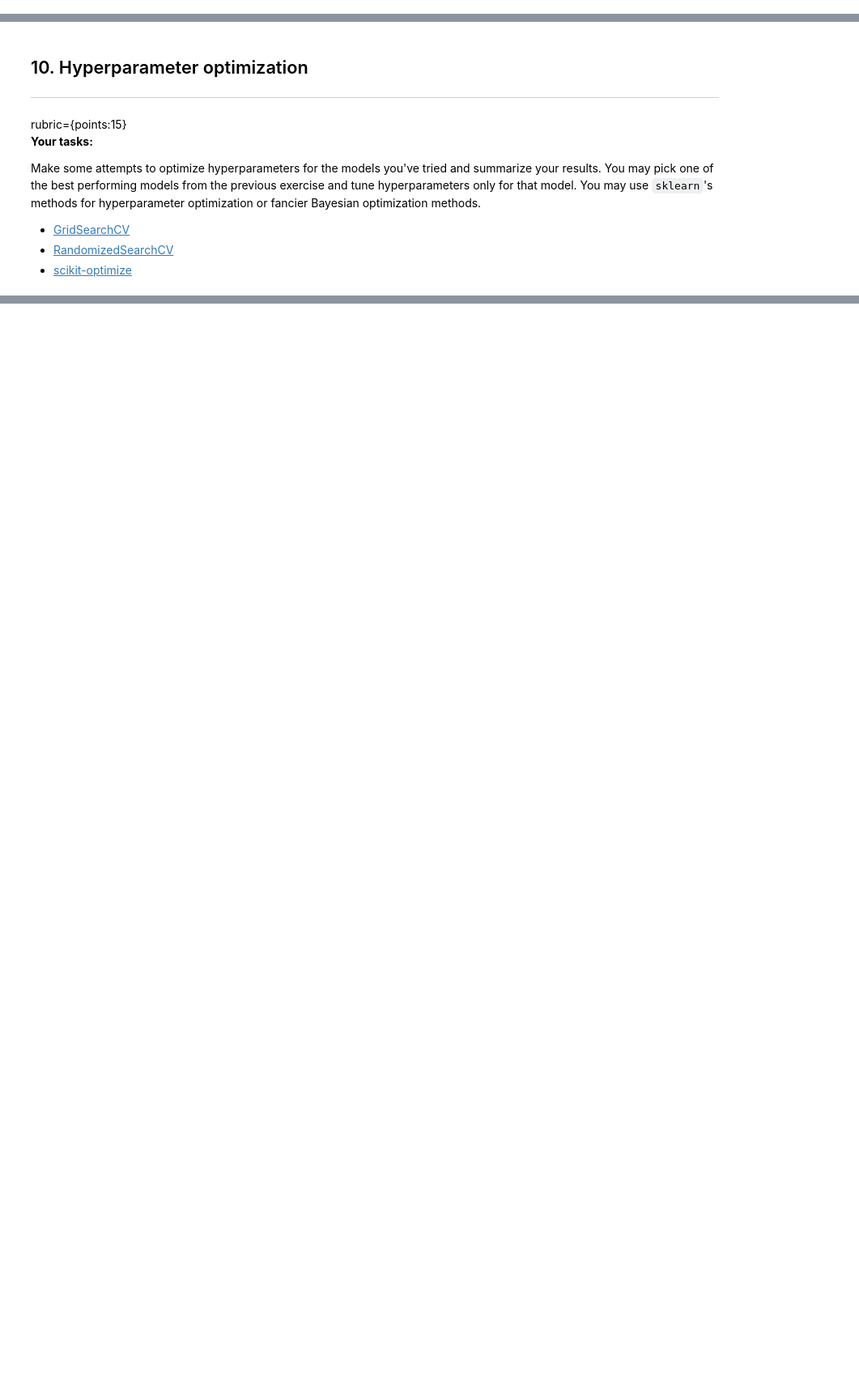
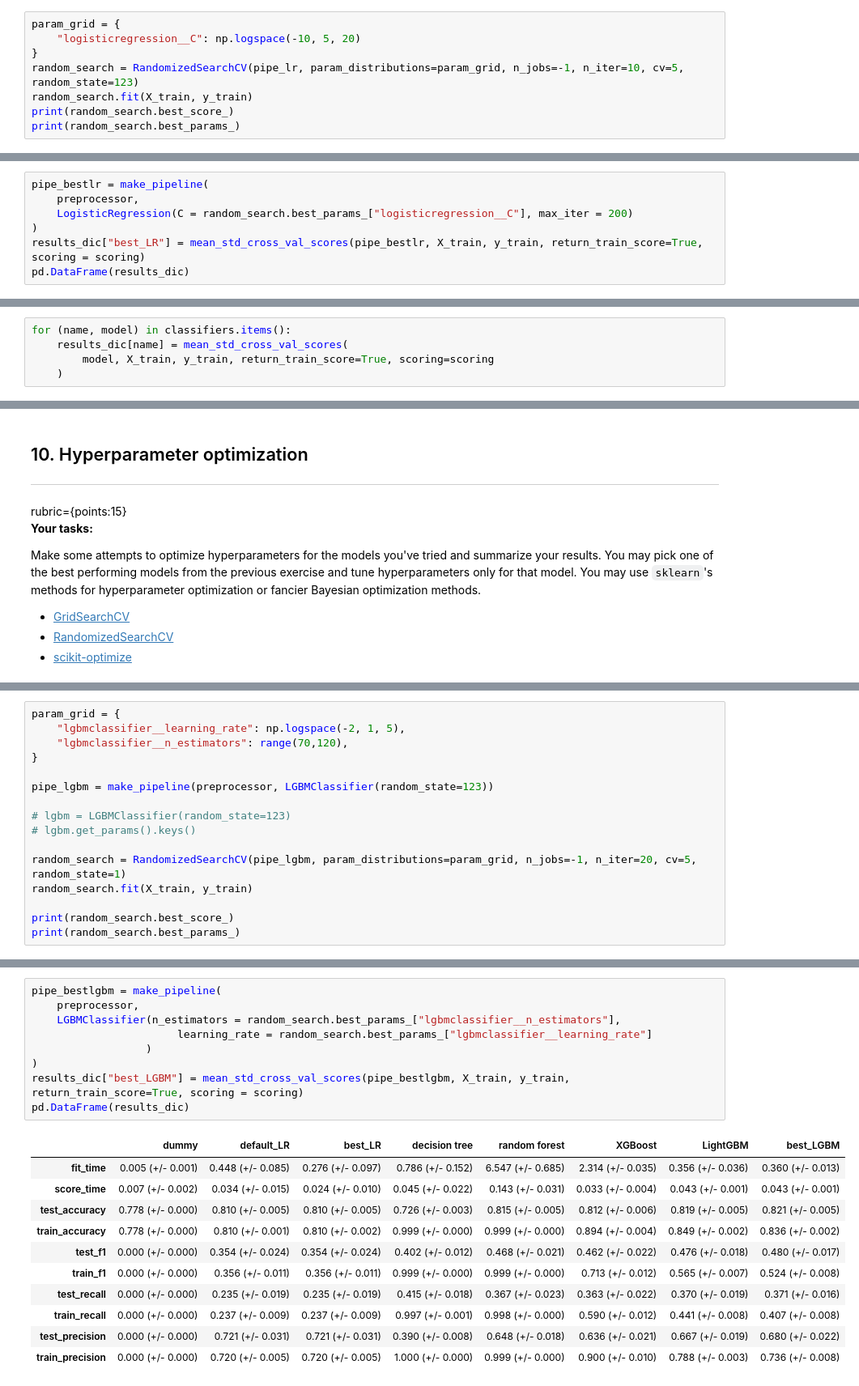
Before and after one commit to Canaut/cpsc330, a Jupyter notebook: hw/hw6/hw6.ipynb, the cells around one changed output, grey strips where cells are left out. Shown: that part at 81% size. Cells and saved outputs as stored; diff of their text form; blank space fills up the shorter version.

```diff
--- a/hw/hw6/hw6.ipynb
+++ b/hw/hw6/hw6.ipynb
@@ -183,2 +383,10 @@ rubric={points:12}
 # %% [markdown]
 <br><br>
+# %%
+param_grid = {
+    "logisticregression__C": np.logspace(-10, 5, 20)
+}
+random_search = RandomizedSearchCV(pipe_lr, param_distributions=param_grid, n_jobs=-1, n_iter=10, cv=5, random_state=123)
+random_search.fit(X_train, y_train)
+print(random_search.best_score_)
+print(random_search.best_params_)
@@ -184,0 +396,7 @@ rubric={points:12}
+# %%
+pipe_bestlr = make_pipeline(
+    preprocessor,
+    LogisticRegression(C = random_search.best_params_["logisticregression__C"], max_iter = 200)
+)
+results_dic["best_LR"] = mean_std_cross_val_scores(pipe_bestlr, X_train, y_train, return_train_score=True, scoring = scoring)
+pd.DataFrame(results_dic)
@@ -192,0 +449,5 @@ rubric={points:15}
+# %%
+for (name, model) in classifiers.items():
+    results_dic[name] = mean_std_cross_val_scores(
+        model, X_train, y_train, return_train_score=True, scoring=scoring
+    )
@@ -215,0 +495,16 @@ Make some attempts to optimize hyperparameters for the models you've tried and s
+# %%
+param_grid = {
+    "lgbmclassifier__learning_rate": np.logspace(-2, 1, 5),
+    "lgbmclassifier__n_estimators": range(70,120),
+}
+
+pipe_lgbm = make_pipeline(preprocessor, LGBMClassifier(random_state=123))
+
+# lgbm = LGBMClassifier(random_state=123)
+# lgbm.get_params().keys()
+
+random_search = RandomizedSearchCV(pipe_lgbm, param_distributions=param_grid, n_jobs=-1, n_iter=20, cv=5, random_state=1)
+random_search.fit(X_train, y_train)
+
+print(random_search.best_score_)
+print(random_search.best_params_)
@@ -216,3 +514,24 @@ Make some attempts to optimize hyperparameters for the models you've tried and s
+# %%
+pipe_bestlgbm = make_pipeline(
+    preprocessor,
+    LGBMClassifier(n_estimators = random_search.best_params_["lgbmclassifier__n_estimators"],
+                       learning_rate = random_search.best_params_["lgbmclassifier__learning_rate"]
+                  )
+)
+results_dic["best_LGBM"] = mean_std_cross_val_scores(pipe_bestlgbm, X_train, y_train, return_train_score=True, scoring = scoring)
+pd.DataFrame(results_dic)
+# %% [output]
+|  | dummy | default_LR | best_LR | decision tree | random forest | XGBoost | LightGBM | best_LGBM |
+| fit_time | 0.005 (+/- 0.001) | 0.448 (+/- 0.085) | 0.276 (+/- 0.097) | 0.786 (+/- 0.152) | 6.547 (+/- 0.685) | 2.314 (+/- 0.035) | 0.356 (+/- 0.036) | 0.360 (+/- 0.013) |
+| score_time | 0.007 (+/- 0.002) | 0.034 (+/- 0.015) | 0.024 (+/- 0.010) | 0.045 (+/- 0.022) | 0.143 (+/- 0.031) | 0.033 (+/- 0.004) | 0.043 (+/- 0.001) | 0.043 (+/- 0.001) |
+| test_accuracy | 0.778 (+/- 0.000) | 0.810 (+/- 0.005) | 0.810 (+/- 0.005) | 0.726 (+/- 0.003) | 0.815 (+/- 0.005) | 0.812 (+/- 0.006) | 0.819 (+/- 0.005) | 0.821 (+/- 0.005) |
+| train_accuracy | 0.778 (+/- 0.000) | 0.810 (+/- 0.001) | 0.810 (+/- 0.002) | 0.999 (+/- 0.000) | 0.999 (+/- 0.000) | 0.894 (+/- 0.004) | 0.849 (+/- 0.002) | 0.836 (+/- 0.002) |
+| test_f1 | 0.000 (+/- 0.000) | 0.354 (+/- 0.024) | 0.354 (+/- 0.024) | 0.402 (+/- 0.012) | 0.468 (+/- 0.021) | 0.462 (+/- 0.022) | 0.476 (+/- 0.018) | 0.480 (+/- 0.017) |
+| train_f1 | 0.000 (+/- 0.000) | 0.356 (+/- 0.011) | 0.356 (+/- 0.011) | 0.999 (+/- 0.000) | 0.999 (+/- 0.000) | 0.713 (+/- 0.012) | 0.565 (+/- 0.007) | 0.524 (+/- 0.008) |
+| test_recall | 0.000 (+/- 0.000) | 0.235 (+/- 0.019) | 0.235 (+/- 0.019) | 0.415 (+/- 0.018) | 0.367 (+/- 0.023) | 0.363 (+/- 0.022) | 0.370 (+/- 0.019) | 0.371 (+/- 0.016) |
+| train_recall | 0.000 (+/- 0.000) | 0.237 (+/- 0.009) | 0.237 (+/- 0.009) | 0.997 (+/- 0.001) | 0.998 (+/- 0.000) | 0.590 (+/- 0.012) | 0.441 (+/- 0.008) | 0.407 (+/- 0.008) |
+| test_precision | 0.000 (+/- 0.000) | 0.721 (+/- 0.031) | 0.721 (+/- 0.031) | 0.390 (+/- 0.008) | 0.648 (+/- 0.018) | 0.636 (+/- 0.021) | 0.667 (+/- 0.019) | 0.680 (+/- 0.022) |
+| train_precision | 0.000 (+/- 0.000) | 0.720 (+/- 0.005) | 0.720 (+/- 0.005) | 1.000 (+/- 0.000) | 0.999 (+/- 0.000) | 0.900 (+/- 0.010) | 0.788 (+/- 0.003) | 0.736 (+/- 0.008) |
 # %% [markdown]
 <br><br>
 # %% [markdown]
```
Also changed, not shown: parts of 29 cells of this notebook.
